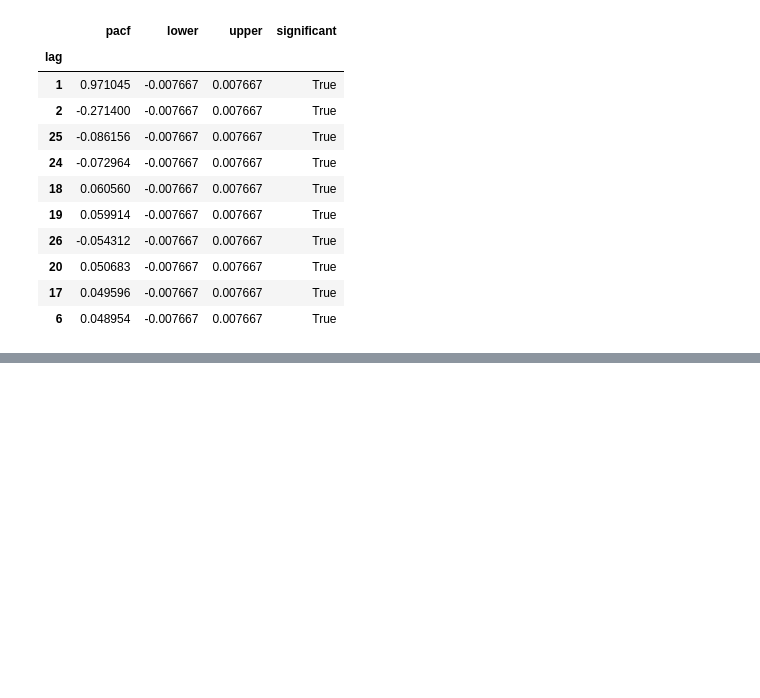
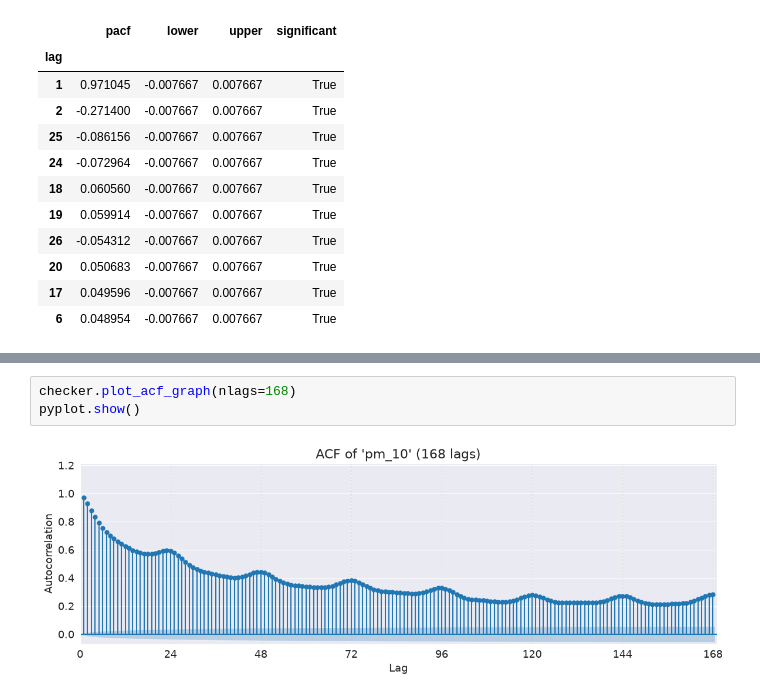
Before and after one commit to Pabito22/AirPolutionForecasting, a Jupyter notebook: notebooks/4-PW-correlation.ipynb, the cells around one changed output, grey strips where cells are left out. Drawn from its saved outputs; the diff is of its cells as text; blank space fills up the shorter version.

```diff
--- a/notebooks/4-PW-correlation.ipynb
+++ b/notebooks/4-PW-correlation.ipynb
@@ -67,0 +87,5 @@ pacf_df[pacf_df["significant"]].sort_values("pacf", key=abs, ascending=False).he
+# %%
+checker.plot_acf_graph(nlags=168)
+pyplot.show()
+# %% [output]
+[figure, added]
```
Also changed, not shown: parts of 3 cells of this notebook, 2 other files.
